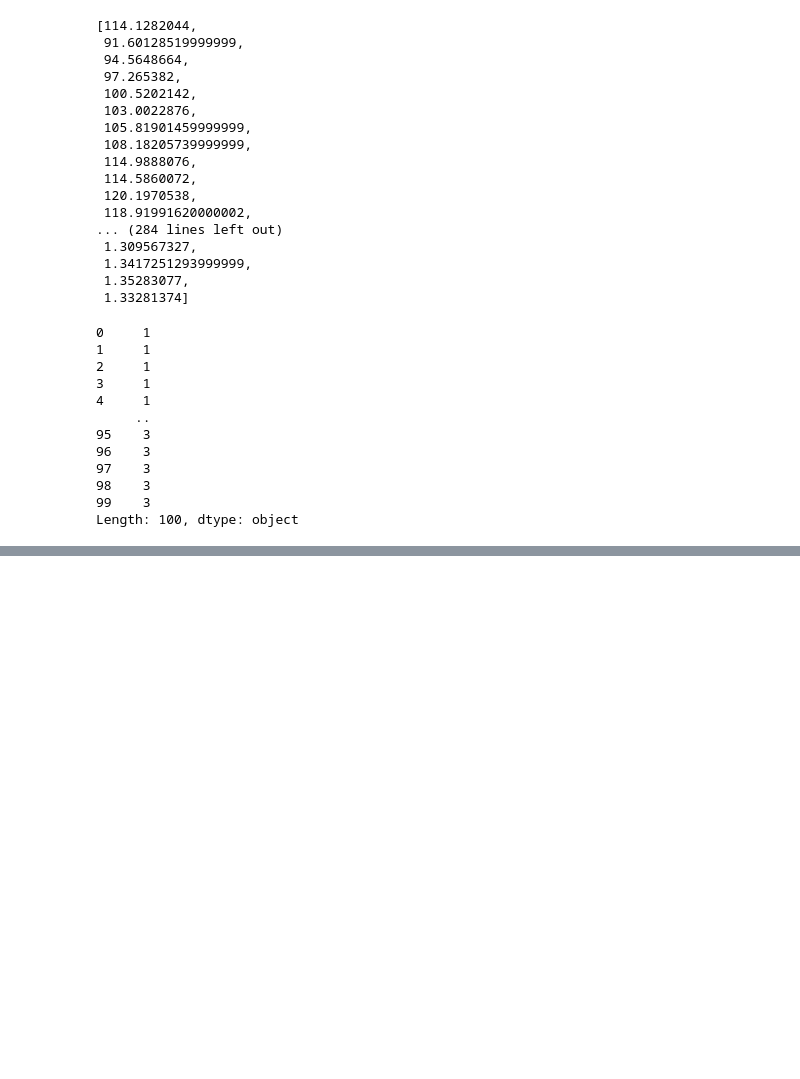
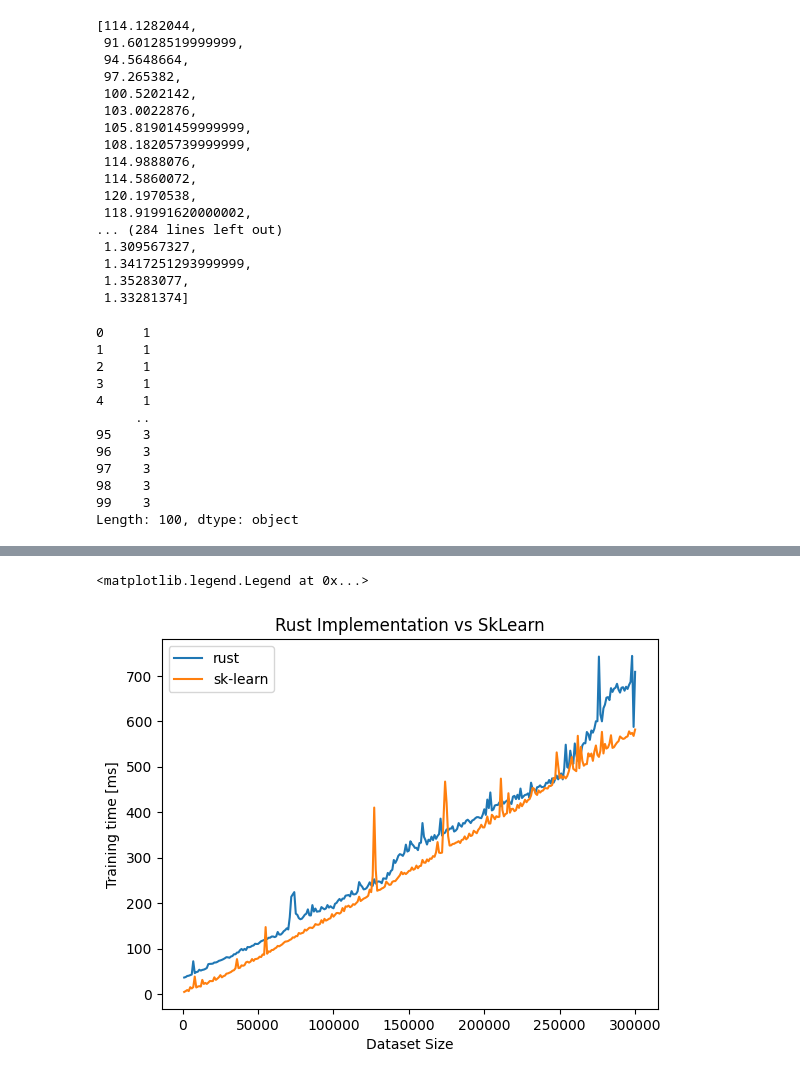
Before and after one commit to ulloacastillo/rust-decision-tree, a Jupyter notebook: graficos_profiling.ipynb, the cells around one changed output, grey strips where cells are left out. Cells and saved outputs as stored; diff of their text form; code cells hidden in the pictures; blank space fills up the shorter version.

```diff
--- a/graficos_profiling.ipynb
+++ b/graficos_profiling.ipynb
@@ -168,0 +173,38 @@ plt.plot(ns, tree_outputs, label='sk-learn')
+# %%
+# Define a list of input values
+n = 5
+# Initialize an empty list to store the outputs
+outputs_10_attemps = []
+
+
+ns = range(1000, 300001, 1000)
+
+# Loop over the input values and execute the command
+
+for row in ns:
+    inner_t = []
+
+    for i in range(n):
+        # Execute the command and capture the output
+        output = subprocess.check_output(
+            [f'./target/release/decision-tree {row} 4'], shell=True, text=True)
+
+        # Append the output to the list of outputs
+
+        inner_t.append(float(output.strip('ms\n')))
+        # outputs.append(output)
+
+    outputs_10_attemps.append(np.mean(inner_t))
+
+    # Print the outputs
+# %%
+
+plt.plot(ns, outputs_10_attemps, label='rust')
+plt.plot(ns, tree_outputs, label='sk-learn')
+plt.title("Rust Implementation vs SkLearn")
+plt.xlabel("Dataset Size")
+plt.ylabel("Training time [ms]")
+plt.legend()
+# %% [output]
+<matplotlib.legend.Legend at 0x...>
+[figure, added]
```
Also changed, not shown: parts of 2 cells of this notebook, 24 other files.
